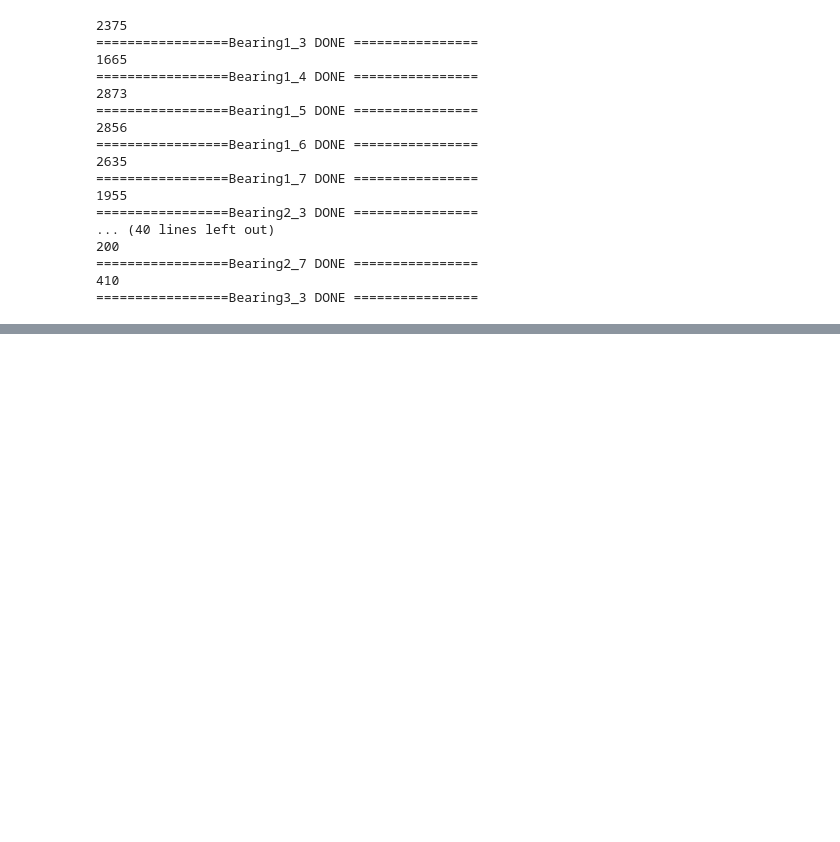
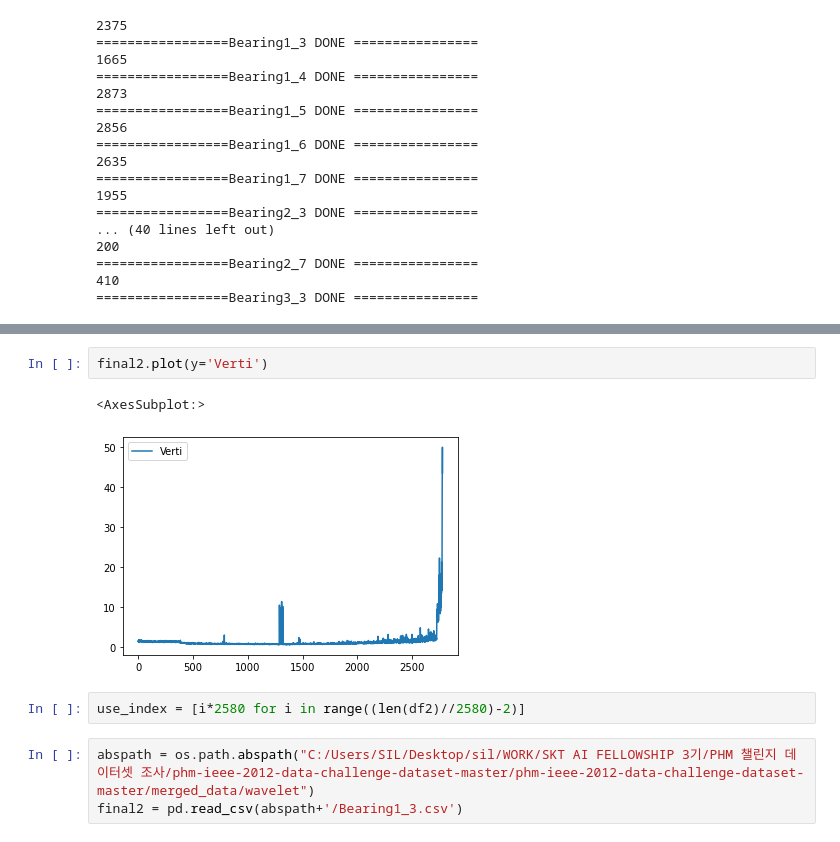
Before and after one commit to hyeonggulim/-SKT-AI-FELLOWSHIP-3-phm-data-challenge2012-dataset, a Jupyter notebook: preprocessing (winners solution).ipynb, the cells around one changed output, grey strips where cells are left out. Cells and saved outputs as stored; diff of their text form; blank space fills up the shorter version.

```diff
--- a/preprocessing (winners solution).ipynb
+++ b/preprocessing (winners solution).ipynb
@@ -534,0 +589,10 @@ for get_file in files[1:-1]:
+# %%
+final2.plot(y='Verti')
+# %% [output]
+<AxesSubplot:>
+[figure, added]
+# %%
+use_index = [i*2580 for i in range((len(df2)//2580)-2)]
+# %%
+abspath = os.path.abspath("C:/Users/SIL/Desktop/sil/WORK/SKT AI FELLOWSHIP 3기/PHM 챌린지 데이터셋 조사/phm-ieee-2012-data-challenge-dataset-master/phm-ieee-2012-data-challenge-dataset-master/merged_data/wavelet")
+final2 = pd.read_csv(abspath+'/Bearing1_3.csv')
```
Also changed, not shown: parts of 7 cells of this notebook, 1 other file.
